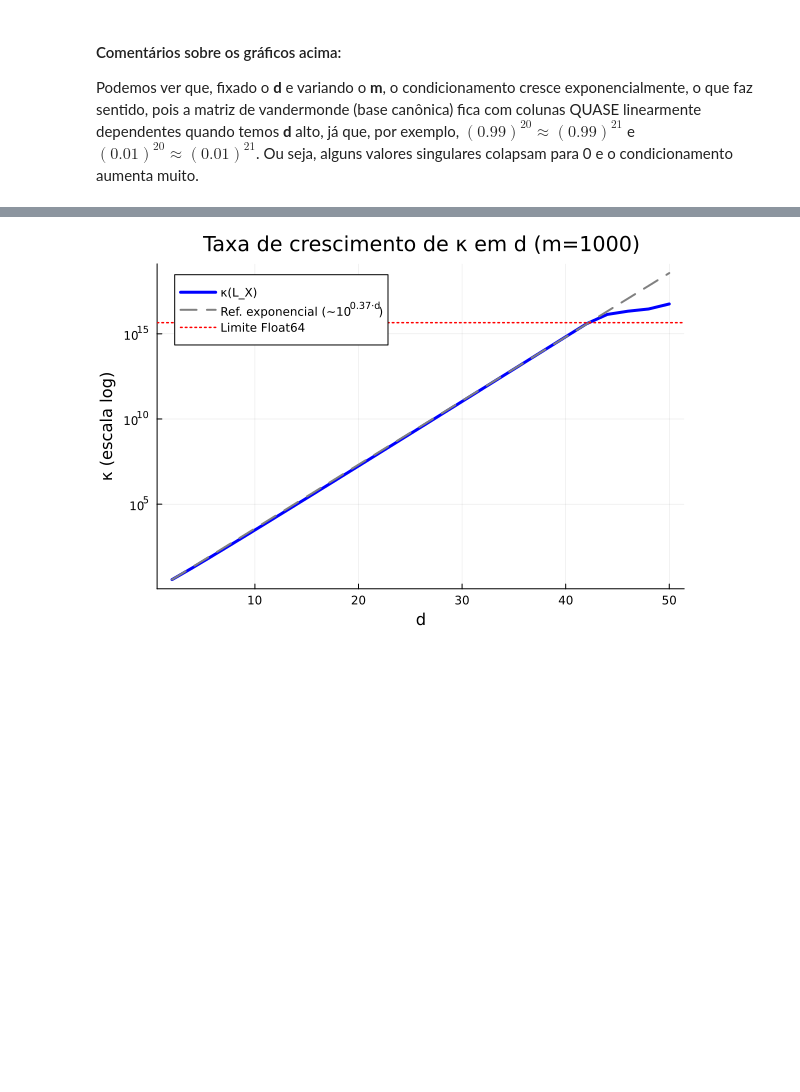
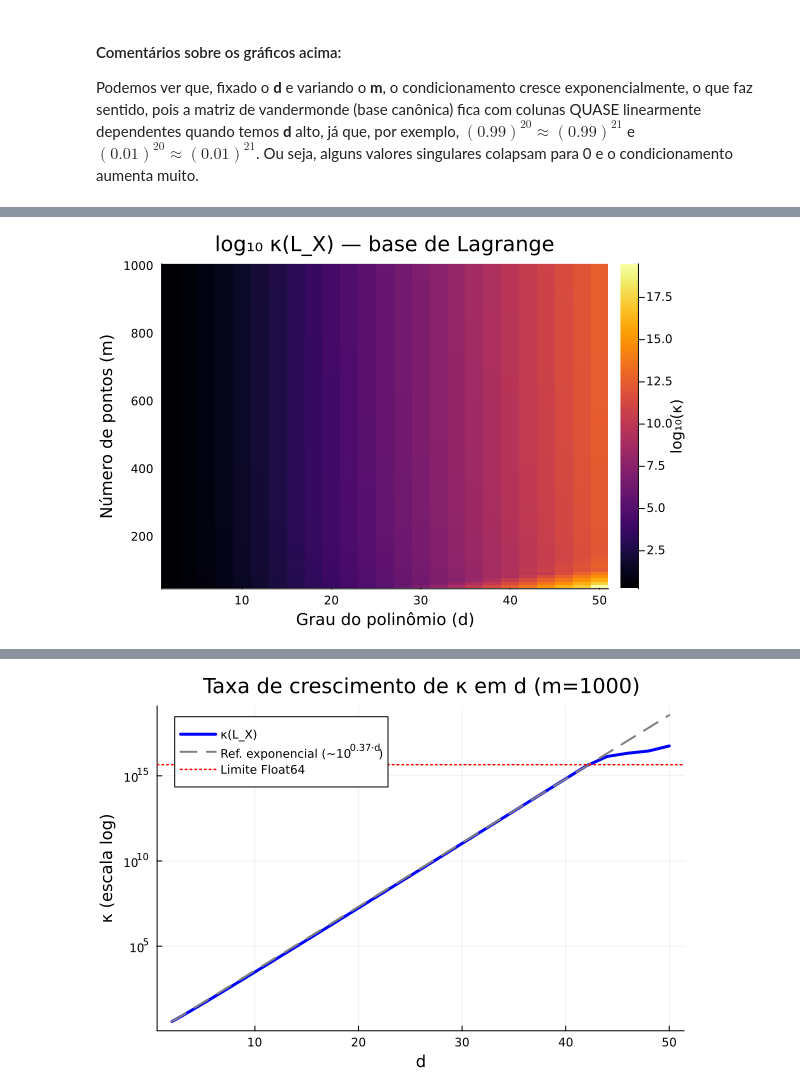
Before and after one commit to Jose-Pedro-Dresch/aln_pjt3_polinomios, a Jupyter notebook: Projeto3_julia (1).ipynb, the cells around one changed output, grey strips where cells are left out. Saved outputs shown, nothing was run; the diff lists cells and outputs as text; code cells hidden in the pictures; blank space fills up the shorter version.

```diff
--- a/Projeto3_julia (1).ipynb
+++ b/Projeto3_julia (1).ipynb
@@ -496,2 +496,28 @@ heatmap(
+# %%
+# ── Q2d/e: heatmap κ(L_X) — base de Lagrange ────── #
+# Nós: sempre d+1 pontos igualmente espaçados em [-1,1]
+# Avaliação: m pontos igualmente espaçados em [-1,1]
+
+d_range = 2:2:50
+m_range = 50:10:1000
+
+kappa_lag_grid = zeros(length(m_range), length(d_range))
+
+for (i, m) in enumerate(m_range), (j, d) in enumerate(d_range)
+    X     = collect(range(-1.0, 1.0, length=m))
+    L     = lagrange_barycentric(X, d)
+    kappa_lag_grid[i, j] = custom_cond(L, d-1)
+end
+
+heatmap(
+    collect(d_range), collect(m_range), log10.(kappa_lag_grid),
+    xlabel="Grau do polinômio (d)",
+    ylabel="Número de pontos (m)",
+    title="log₁₀ κ(L_X) — base de Lagrange",
+    color=:inferno,
+    colorbar_title="log₁₀(κ)"
+)
+# %% [output]
+[figure, new version]
 # %% [markdown]
 #### Comentários sobre os gráficos acima:
```
Also changed, not shown: parts of 9 cells of this notebook.
